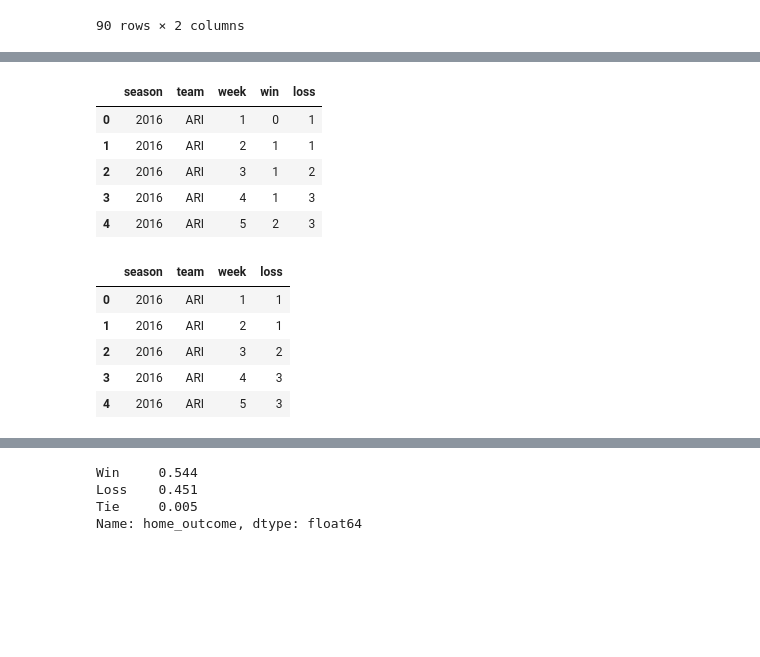
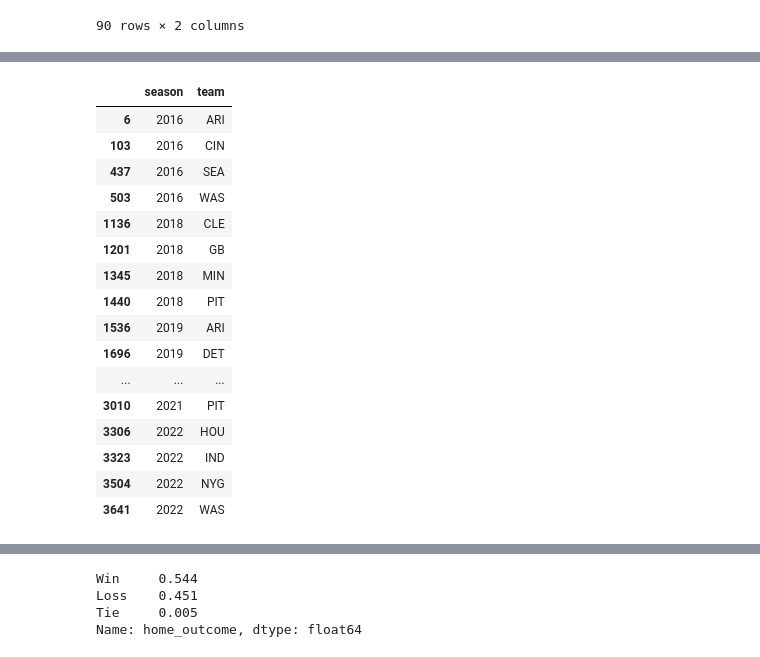
Before and after one commit to gbellamy512/projects, a Jupyter notebook: epa_eda.ipynb, the cells around one changed output, grey strips where cells are left out. Saved outputs shown, nothing was run; the diff lists cells and outputs as text; code cells hidden in the pictures; blank space fills up the shorter version.

```diff
--- a/epa_eda.ipynb
+++ b/epa_eda.ipynb
@@ -565,36 +543,21 @@ combined_df.head()
-# %%
-combined_df['win'] = combined_df['win'].astype(int)
-combined_df['loss'] = combined_df['loss'].astype(int)
-
-# Group by season, week, and team and calculate the cumulative sum of wins and losses
-corrected_cumulative_df = (combined_df.groupby(['season', 'team', 'week'])
-                            .agg({'win': 'sum', 'loss': 'sum'})
-                            .groupby(level=[0, 1])
-                            .cumsum()
-                            .reset_index())
-
-corrected_cumulative_df.head()
-# %% [output]
-|  | season | team | week | win | loss |
-| 0 | 2016 | ARI | 1 | 0 | 1 |
-| 1 | 2016 | ARI | 2 | 1 | 1 |
-| 2 | 2016 | ARI | 3 | 1 | 2 |
-| 3 | 2016 | ARI | 4 | 1 | 3 |
-| 4 | 2016 | ARI | 5 | 2 | 3 |
-# %%
-# Group by season, week, and team and calculate the cumulative sum of wins and losses
-cumulative_df = (combined_df.groupby(['season', 'team', 'week'])
-                .agg({'win': 'sum', 'loss': 'sum'})
-                .groupby(level=[0, 1])
-                .cumsum()
-                .reset_index())
-
-# Display the first few rows of the cumulative dataframe
-cumulative_df.head()
-# %% [output]
-|  | season | team | week | loss |
-| 0 | 2016 | ARI | 1 | 1 |
-| 1 | 2016 | ARI | 2 | 1 |
-| 2 | 2016 | ARI | 3 | 2 |
-| 3 | 2016 | ARI | 4 | 3 |
-| 4 | 2016 | ARI | 5 | 3 |
+# %%
+# teams with ties
+corrected_cumulative_df[corrected_cumulative_df['tie'] > 0][['season', 'team']].drop_duplicates()
+# %% [output]
+|  | season | team |
+| 6 | 2016 | ARI |
+| 103 | 2016 | CIN |
+| 437 | 2016 | SEA |
+| 503 | 2016 | WAS |
+| 1136 | 2018 | CLE |
+| 1201 | 2018 | GB |
+| 1345 | 2018 | MIN |
+| 1440 | 2018 | PIT |
+| 1536 | 2019 | ARI |
+| 1696 | 2019 | DET |
+| ... | ... | ... |
+| 3010 | 2021 | PIT |
+| 3306 | 2022 | HOU |
+| 3323 | 2022 | IND |
+| 3504 | 2022 | NYG |
+| 3641 | 2022 | WAS |
```
Also changed, not shown: parts of 5 cells of this notebook.
